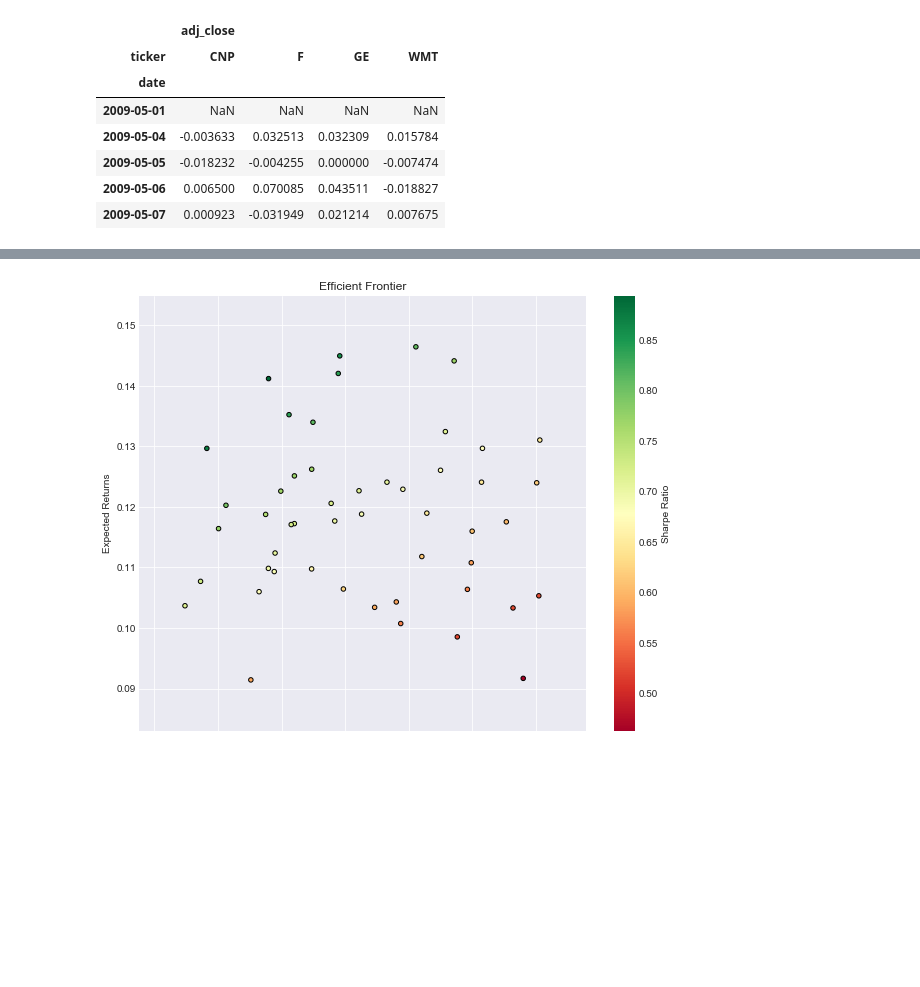
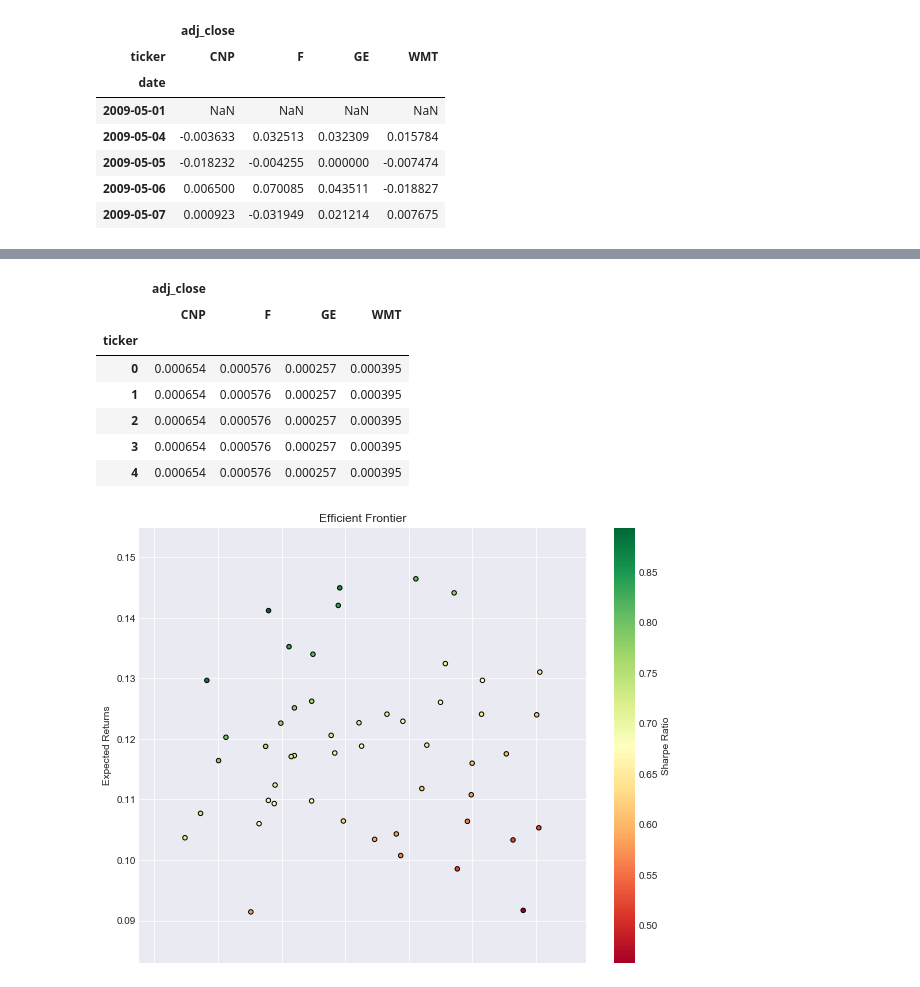
Before and after one commit to janeshin059/Portfolio_optimization, a Jupyter notebook: portfolio optimization.ipynb, the cells around one changed output, grey strips where cells are left out. Drawn from its saved outputs; the diff is of its cells as text; code cells hidden in the pictures; blank space fills up the shorter version.

```diff
--- a/portfolio optimization.ipynb
+++ b/portfolio optimization.ipynb
@@ -155,3 +172,14 @@ then, we will get expected portfolio return and variance in each simulated alloc
+# %%
+df2.head()
+# %% [output]
+|  | adj_close |  |  |  |
+|  | CNP | F | GE | WMT |
+| ticker |  |  |  |  |
+| 0 | 0.000654 | 0.000576 | 0.000257 | 0.000395 |
+| 1 | 0.000654 | 0.000576 | 0.000257 | 0.000395 |
+| 2 | 0.000654 | 0.000576 | 0.000257 | 0.000395 |
+| 3 | 0.000654 | 0.000576 | 0.000257 | 0.000395 |
+| 4 | 0.000654 | 0.000576 | 0.000257 | 0.000395 |
 # %%
 for single_portfolio in range(num_portfolios):
     weights = np.random.random(num_assets) # make random numbers
```
Also changed, not shown: parts of 21 cells of this notebook.
